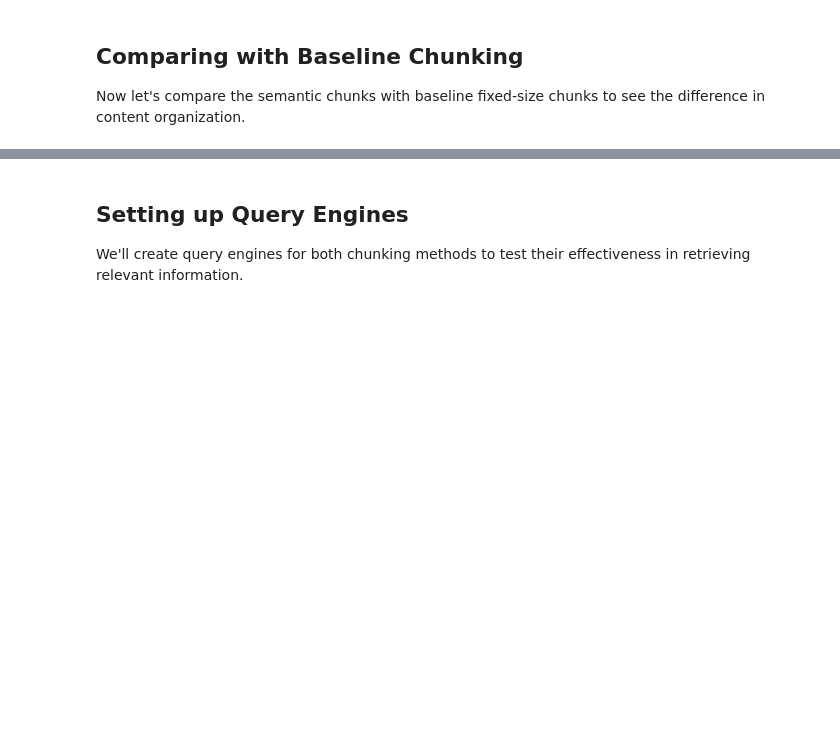
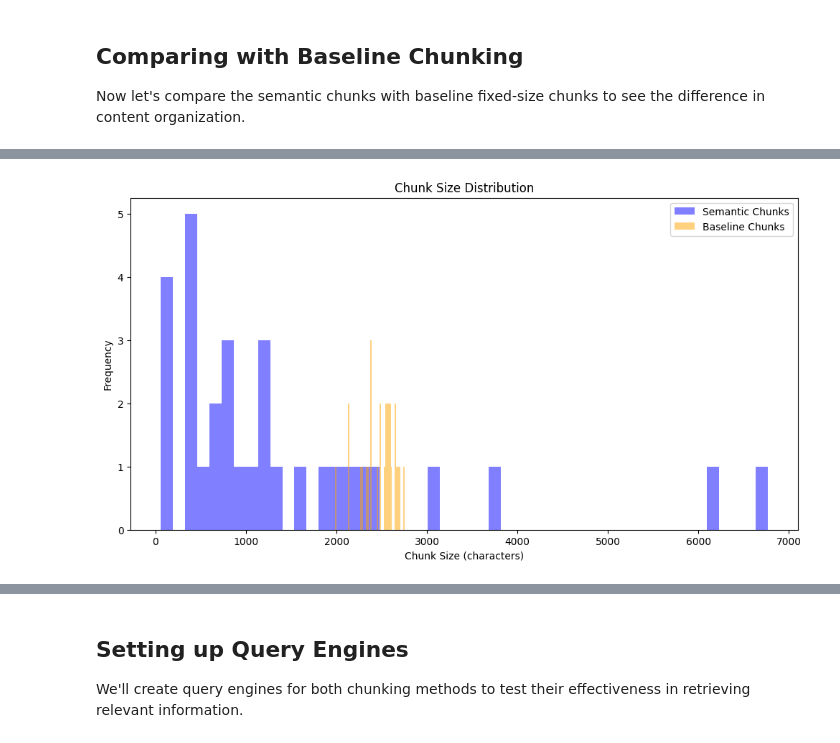
Before and after one commit to alkampfergit/ai-notebooks, a Jupyter notebook: python/extraction/101-semantic-chunking.ipynb, the cells around one changed output, grey strips where cells are left out. Cells and saved outputs as stored; diff of their text form; code cells hidden in the pictures; blank space fills up the shorter version.

Commit message:
did experiment with semantic

```diff
--- a/python/extraction/101-semantic-chunking.ipynb
+++ b/python/extraction/101-semantic-chunking.ipynb
@@ -60,18 +84,8 @@ api_version = "2024-02-15-preview"
 # %%
 from llama_index.core import Document
 
-# file_name = "C:\\temp\\blackhatpython2ndedition.pdf"
-file_name = "C:\\temp\\blackhatpython.pdf"
-
 # Load with default behavior (one doc per page)
-documents = SimpleDirectoryReader(input_files=[file_name]).load_data()
-
-# Combine all pages into one document
-combined_text = "\n\n".join([doc.text for doc in documents])
-combined_document = Document(text=combined_text)
-
-# Replace the document list with single combined document
-documents = [combined_document]
+documents = SimpleDirectoryReader(input_files=[reduced_file_name]).load_data()
 
 print(f"Loaded {len(documents)} document(s)")
 print(f"Document content preview: {documents[0].text[:1000]}...")
@@ -210,0 +216,13 @@ Baseline chunks - Min: 943, Max: 2727, Avg: 1921.7
+# %%
+# Now plot the distribution of chunk sizes
+import matplotlib.pyplot as plt
+plt.figure(figsize=(12, 6))
+plt.hist(semantic_sizes, bins=50, alpha=0.5, label='Semantic Chunks', color='blue')
+plt.hist(baseline_sizes, bins=50, alpha=0.5, label='Baseline Chunks', color='orange')
+plt.title('Chunk Size Distribution')
+plt.xlabel('Chunk Size (characters)')
+plt.ylabel('Frequency')
+plt.legend()
+plt.show()
+# %% [output]
+[figure, added]
```
Also changed, not shown: parts of 11 cells of this notebook.
